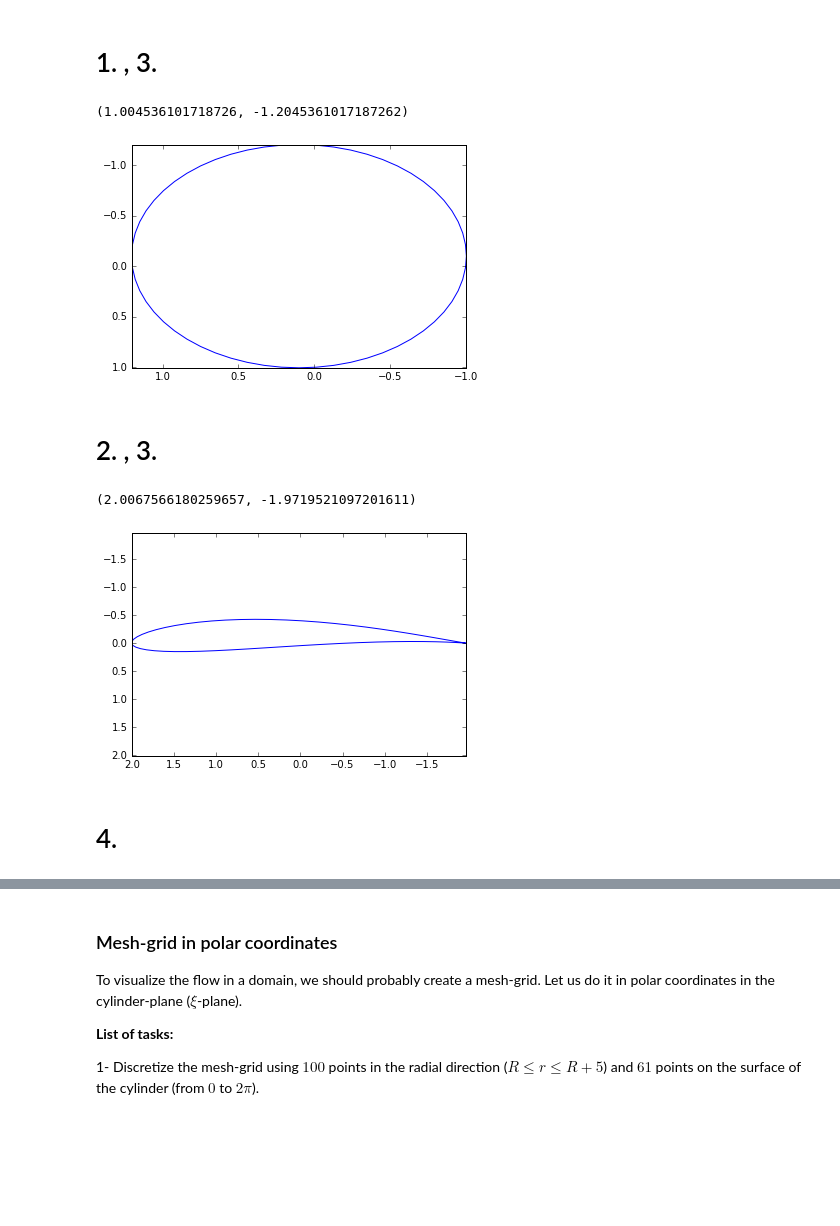
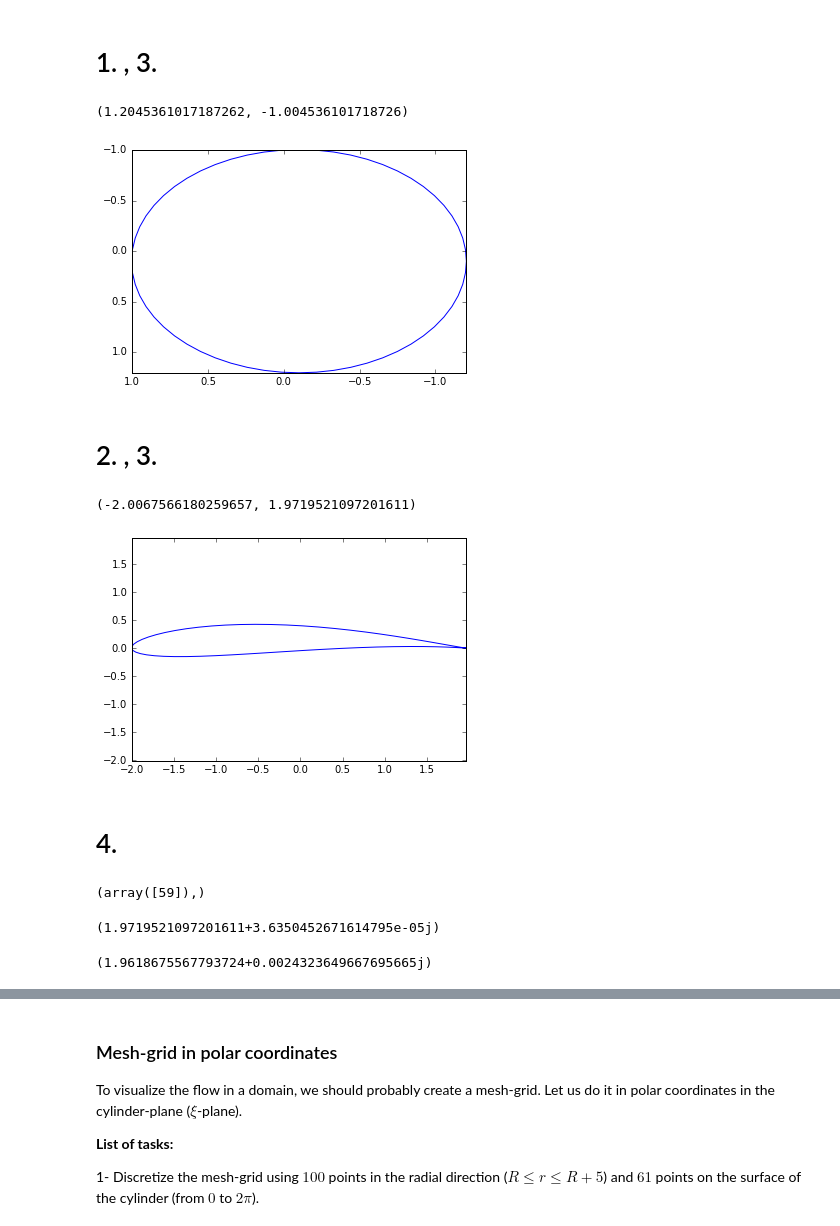
Before and after one commit to Dmphelps89/mae6226, a Jupyter notebook: midterm/midterm.ipynb, the cells around one changed output, grey strips where cells are left out. Drawn from its saved outputs; the diff is of its cells as text; code cells hidden in the pictures; blank space fills up the shorter version.

```diff
--- a/midterm/midterm.ipynb
+++ b/midterm/midterm.ipynb
@@ -88,29 +88,42 @@ Use the following parameters:
 # %%
 b = 1
 xc = -0.1
 yc = 0.1
+
 thetac = 5*math.pi/180
 Ntheta = 61
 R = numpy.sqrt((b-xc)**2+yc**2)
 theta = numpy.linspace(0,2*math.pi,Ntheta)
 
-z1 = R*numpy.cos(theta) - xc + (R*numpy.sin(theta) - yc)*1j
+z1 = R*numpy.cos(theta) + xc + (R*numpy.sin(theta) + yc)*1j
 
 pyplot.plot(z1.real,z1.imag)
 pyplot.xlim(numpy.max(z1.real),numpy.min(z1.real))
 pyplot.ylim(numpy.max(z1.imag),numpy.min(z1.imag))
 # %% [output]
-(1.004536101718726, -1.2045361017187262)
+(1.2045361017187262, -1.004536101718726)
-[figure, old version]
+[figure, new version]
 # %% [markdown]
 # 2. , 3.
 # %%
 K1 = Karman(z1,b,thetac)
 pyplot.plot(K1.real,K1.imag)
-pyplot.xlim(numpy.max(K1.real),numpy.min(K1.real))
-pyplot.ylim(numpy.max(K1.real),numpy.min(K1.real))
+pyplot.xlim(numpy.min(K1.real),numpy.max(K1.real))
+pyplot.ylim(numpy.min(K1.real),numpy.max(K1.real))
 # %% [output]
-(2.0067566180259657, -1.9719521097201611)
+(-2.0067566180259657, 1.9719521097201611)
-[figure, old version]
+[figure, new version]
 # %% [markdown]
 # 4.
+# %%
+numpy.where(K1.real == numpy.max(K1.real))
+# %% [output]
+(array([59]),)
+# %%
+K1[59]
+# %% [output]
+(1.9719521097201611+3.6350452671614795e-05j)
+# %%
+K1[0]
+# %% [output]
+(1.9618675567793724+0.0024323649667695665j)
```
Also changed, not shown: parts of 40 cells of this notebook.
